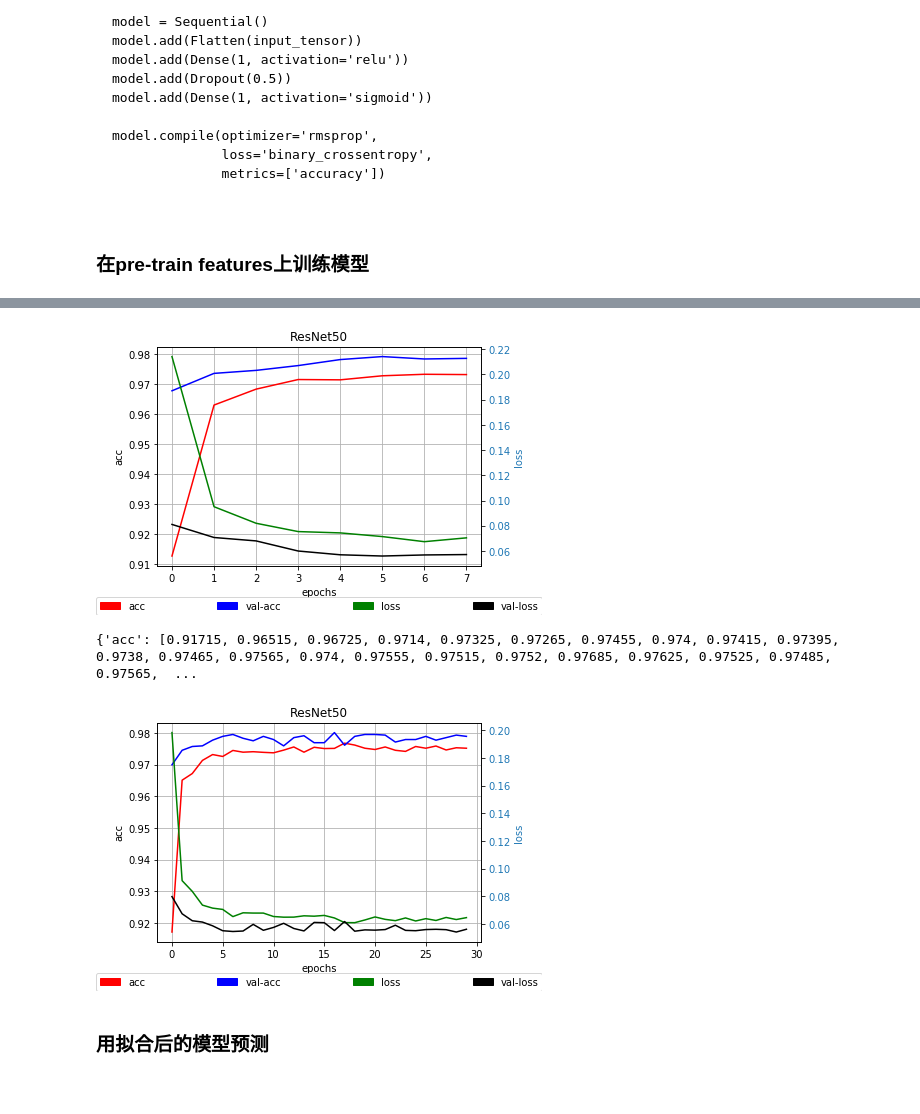
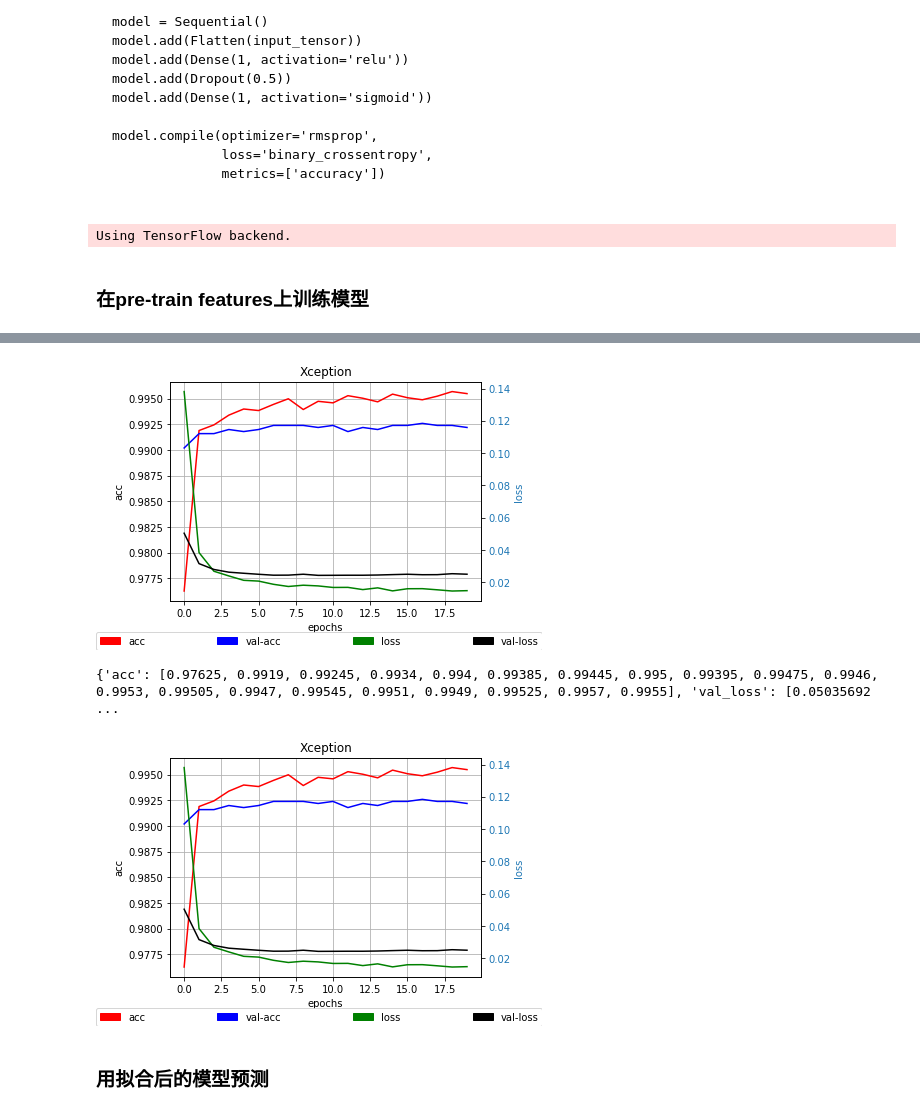
Before and after one commit to blackantchen/ml_final_project, a Jupyter notebook: train_model.ipynb, the cells around one changed output, grey strips where cells are left out. Cells and saved outputs as stored; diff of their text form; code cells hidden in the pictures.

```diff
--- a/train_model.ipynb
+++ b/train_model.ipynb
@@ -3,13 +3,13 @@
 # %% [markdown]
 训练参数设置
 # %%
-# pre_features_files = {'ResNet50':'ResNet50_pre_out.h5', 'Xception':'Xception_pre_out.h5', 'InceptionV3':'InceptionV3_pre_out.h5'}
-pre_features_files = {'ResNet50':'ResNet50_pre_out.h5',
-                      'Xception':'Xception_pre_out.h5',
-                      'InceptionResNetV2':'InceptionResNetV2_pre_out.h5'}
+pre_features_files = {'ResNet50':'ResNet50_pre_out.h5', 'Xception':'Xception_pre_out.h5', 'InceptionV3':'InceptionV3_pre_out.h5'}
+# pre_features_files = {'ResNet50':'ResNet50_pre_out.h5',
+#                       'Xception':'Xception_pre_out.h5',
+#                       'InceptionResNetV2':'InceptionResNetV2_pre_out.h5'}
 
 composite_model = False
-single_model = 'ResNet50'
+single_model = 'Xception'
 
 # check training parameter
 if not composite_model and single_model not in pre_features_files:
@@ -24,4 +24,6 @@ if composite_model:
     model_name = 'Composite_Model'
 else:
     model_name = single_model
+
+print('model name:', model_name)
 # %% [output]
@@ -91,8 +94,8 @@ if not composite_model:
         train_labels = np.array(h['label'])
         test_data.append(np.array(h['test']))
 else:#-------- composite model
-    for model_name in pre_features_files:
-        with h5py.File(pre_features_files[model_name]) as h:
+    for modelname in pre_features_files:
+        with h5py.File(pre_features_files[modelname]) as h:
             train_data.append(np.array(h['train']))
             train_labels = np.array(h['label'])
             test_data.append(np.array(h['test']))
@@ -157,11 +155,13 @@ model = Model(input_tensor, x)
 model.compile(optimizer='adadelta',
               loss='binary_crossentropy',
               metrics=['accuracy'])
+# %% [output]
+Using TensorFlow backend.
 # %% [markdown]
 ### 在pre-train features上训练模型
 # %%
 model_hist = model.fit(train_data, train_labels,
-                       batch_size=128,epochs=8,
+                       batch_size=128,epochs=20,
                        validation_split = 0.2,
                        verbose=1
           )
@@ -188,4 +188,4 @@ Epoch 8/8
-[figure, old version]
+[figure, new version]
 # %%
 logpath = 'log/'+model_name
 
@@ -194,8 +194,12 @@ with open(logpath+'_hist.txt','w') as f:
     f.write(str(model_hist.history))
 # %%
 ## 查看 history
+# Pretty display for notebooks
+%matplotlib inline
+
 import matplotlib.pyplot as plt
 import matplotlib.patches as mpatches
+
 
 def read_history_from_file(filename):
     f = open(filename,'r')
@@ -212,8 +216,8 @@ print(hist)
 title_name = model_name
 show_history(hist, title_name)
 # %% [output]
-{'acc': [0.91715, 0.96515, 0.96725, 0.9714, 0.97325, 0.97265, 0.97455, 0.974, 0.97415, 0.97395, 0.9738, 0.97465, 0.97565, 0.974, 0.97555, 0.97515, 0.9752, 0.97685, 0.97625, 0.97525, 0.97485, 0.97565,  ...
+{'acc': [0.97625, 0.9919, 0.99245, 0.9934, 0.994, 0.99385, 0.99445, 0.995, 0.99395, 0.99475, 0.9946, 0.9953, 0.99505, 0.9947, 0.99545, 0.9951, 0.9949, 0.99525, 0.9957, 0.9955], 'val_loss': [0.05035692 ...
-[figure, old version]
+[figure, new version]
 # %% [markdown]
 ### 用拟合后的模型预测
 # %%
```
Also changed, not shown: parts of 5 cells of this notebook, 11 other files.
